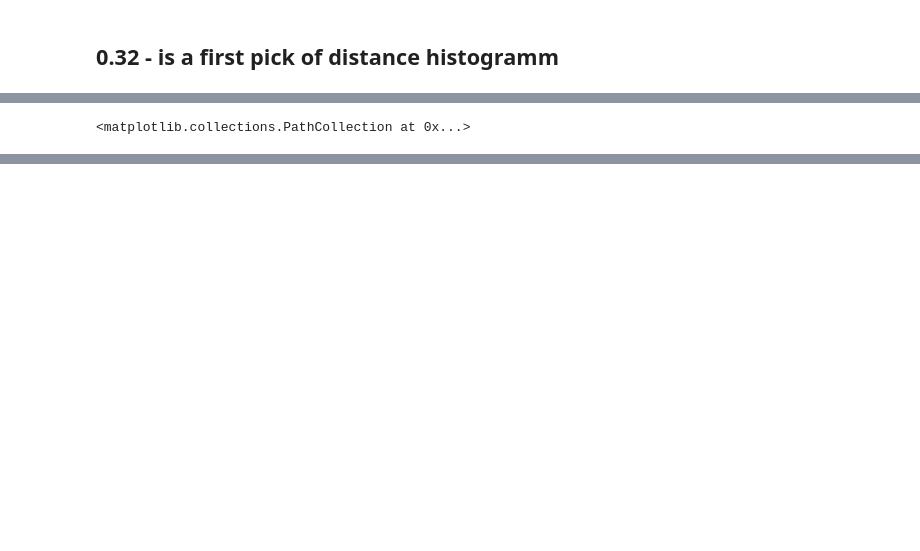
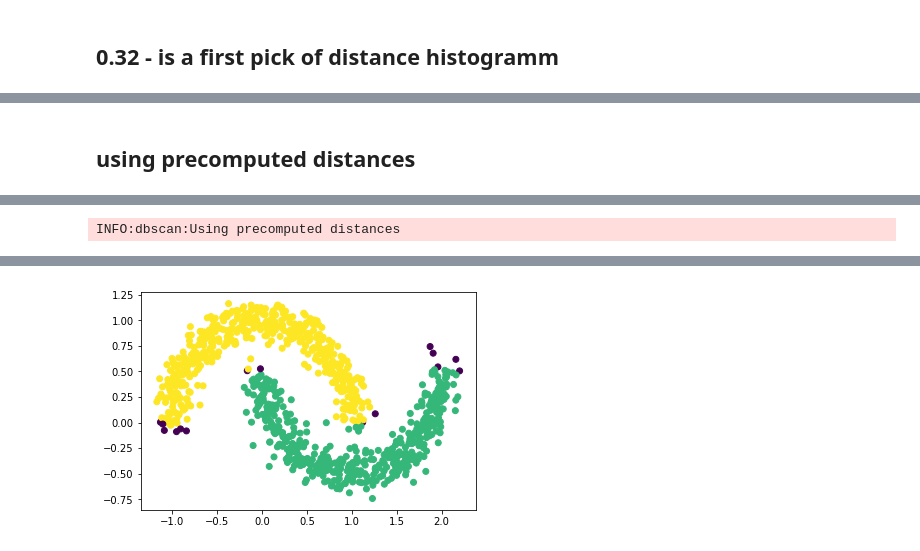
Before and after one commit to dmitrysarov/dbscan_play, a Jupyter notebook: test_my_dbscan.ipynb, the cells around one changed output, grey strips where cells are left out. Saved outputs shown, nothing was run; the diff lists cells and outputs as text; code cells hidden in the pictures; blank space fills up the shorter version.

```diff
--- a/test_my_dbscan.ipynb
+++ b/test_my_dbscan.ipynb
@@ -39,3 +45,9 @@ my_dbscan.fit(moons[0])
+# %% [markdown]
+## using precomputed distances
 # %%
-plt.scatter(moons[0][:,0],moons[0][:,1],c=my_dbscan.labels)
+my_dbscan = DBSCAN(eps=0.32, MinPts=89, verbose=True, precomputed=True)
+
+%time my_dbscan.fit(prw_dist)
+
+_=plt.scatter(moons[0][:,0],moons[0][:,1],c=my_dbscan.labels)
 # %% [output]
@@ -44 +54 @@ plt.scatter(moons[0][:,0],moons[0][:,1],c=my_dbscan.labels)
-<matplotlib.collections.PathCollection at 0x...>
+INFO:dbscan:Using precomputed distances
@@ -44,0 +57 @@ plt.scatter(moons[0][:,0],moons[0][:,1],c=my_dbscan.labels)
+[figure, added]
```
Also changed, not shown: parts of 9 cells of this notebook, 2 other files.
